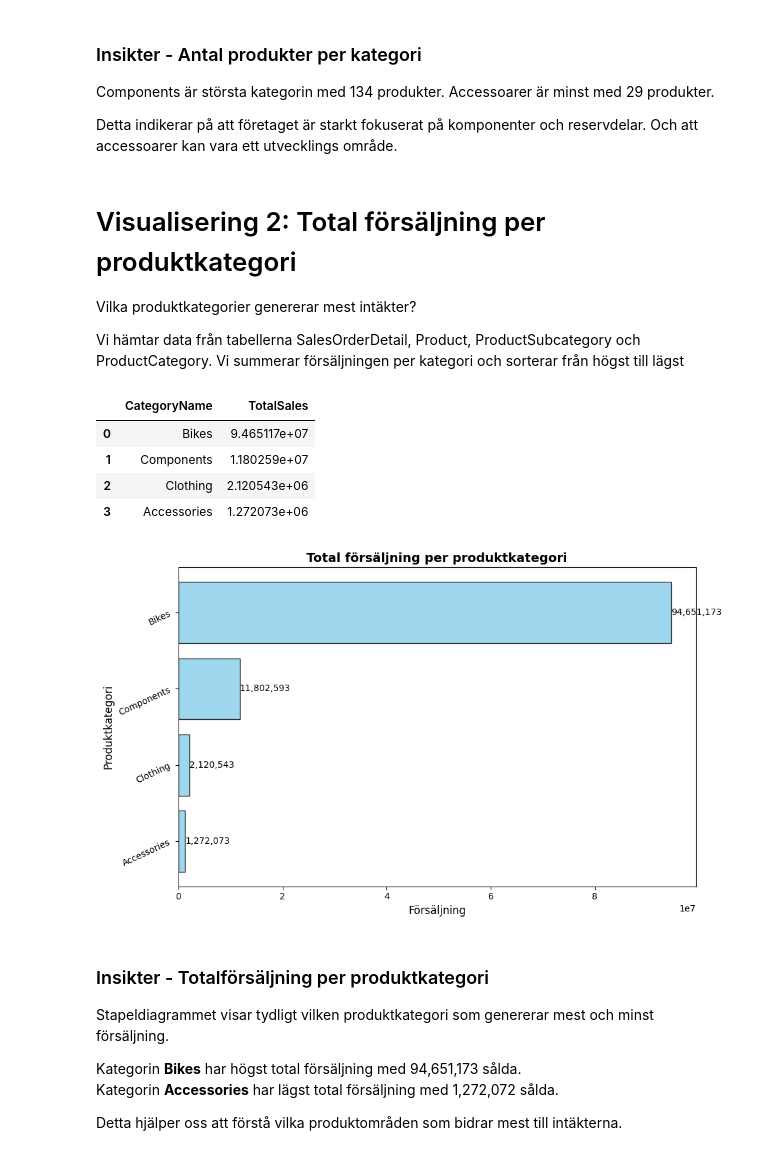
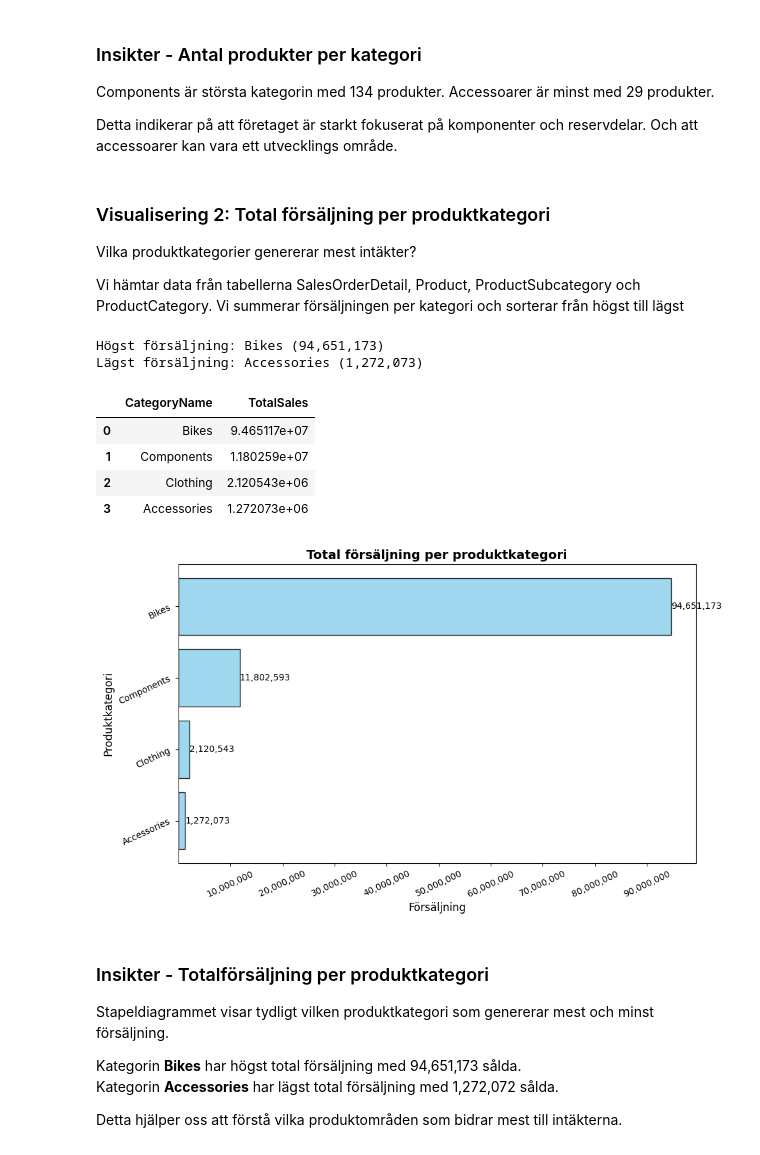
Before and after one commit to Linda6444/AdventureWorks_analysis, a Jupyter notebook: notebooks/AdventureWorks_analysis.ipynb, the cells around one changed output. Saved outputs shown, nothing was run; the diff lists cells and outputs as text; code cells hidden in the pictures.

```diff
--- a/notebooks/AdventureWorks_analysis.ipynb
+++ b/notebooks/AdventureWorks_analysis.ipynb
@@ -105,7 +121,7 @@ Accessoarer är minst med 29 produkter.
 Detta indikerar på att företaget är starkt fokuserat på komponenter och reservdelar.
 Och att accessoarer kan vara ett utvecklings område.
 # %% [markdown]
-# Visualisering 2: Total försäljning per produktkategori
+### Visualisering 2: Total försäljning per produktkategori
 
 Vilka produktkategorier genererar mest intäkter?
 
@@ -124,34 +140,55 @@ INNER JOIN Production.ProductCategory pc ON psc.ProductCategoryID = pc.ProductCa
 GROUP BY
     pc.Name
 ORDER BY
     TotalSales DESC;
 """
 
 df_vis2 = query_df(query_vis2)
+
+max_category = df_vis2.iloc[0]['CategoryName']
+max_sales = df_vis2.iloc[0]['TotalSales']
+
+min_category = df_vis2.iloc[-1]['CategoryName']
+min_sales = df_vis2.iloc[-1]['TotalSales']
+
+print(f"Högst försäljning: {max_category} ({max_sales:,.0f})")
+print(f"Lägst försäljning: {min_category} ({min_sales:,.0f})")
 display(df_vis2)
 
 
 fig, ax = plt.subplots(figsize=(10,6))
 bars = ax.barh(df_vis2['CategoryName'], df_vis2['TotalSales'], color='skyblue', edgecolor='black', alpha=0.8)
 ax.set_title('Total försäljning per produktkategori',fontsize=14, fontweight='bold')
 ax.set_xlabel('Försäljning', fontsize=12)
 ax.set_ylabel('Produktkategori', fontsize=12)
+
 ax.invert_yaxis()
+
+xticks = [1e7, 2e7, 3e7, 4e7, 5e7, 6e7, 7e7, 8e7, 9e7]
+ax.set_xticks(xticks)
+
+# Visa siffrorna med kommatecken
+ax.ticklabel_format(style='plain', axis='x')
+ax.xaxis.set_major_formatter(mtick.StrMethodFormatter('{x:,.0f}'))
+
 
 for bar in bars:
     width = bar.get_width()
     ax.text(width, bar.get_y() + bar.get_height()/2,f'{width:,.0f}', va='center')
 
 plt.yticks(rotation=25)
+plt.xticks(rotation=25)
 plt.tight_layout()
 plt.show()
 # %% [output]
+Högst försäljning: Bikes (94,651,173)
+Lägst försäljning: Accessories (1,272,073)
 |  | CategoryName | TotalSales |
 | 0 | Bikes | 9.465117e+07 |
 | 1 | Components | 1.180259e+07 |
 | 2 | Clothing | 2.120543e+06 |
 | 3 | Accessories | 1.272073e+06 |
-[figure, old version]
+[figure, new version]
 # %% [markdown]
 ### Insikter - Totalförsäljning per produktkategori
 
```
Also changed, not shown: parts of 6 cells of this notebook, 1 other file.
